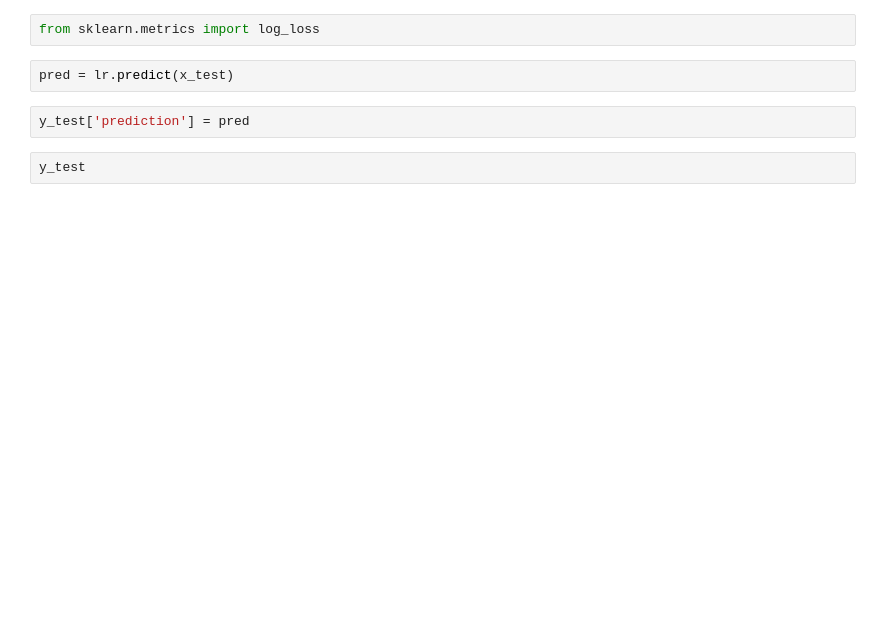
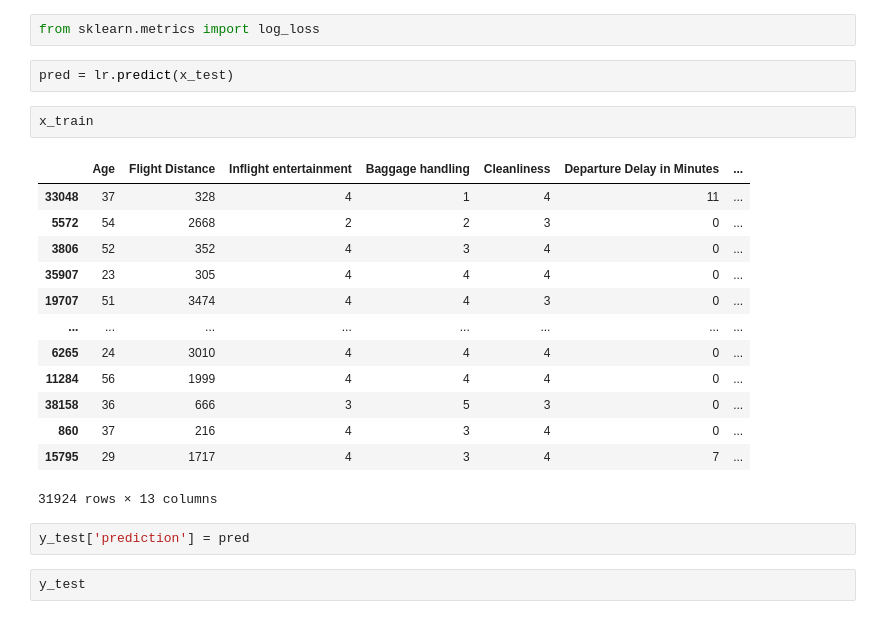
Before and after one commit to Govind-kumawat2002/Python_Library, a Jupyter notebook: Machine_learning/classification.ipynb, the cells around one changed output. Drawn from its saved outputs; the diff is of its cells as text; blank space fills up the shorter version.

```diff
--- a/Machine_learning/classification.ipynb
+++ b/Machine_learning/classification.ipynb
@@ -266,6 +270,22 @@ lr.score(x_test,y_test)
 from sklearn.metrics import log_loss
 # %%
 pred = lr.predict(x_test)
+# %%
+x_train
+# %% [output]
+|  | Age | Flight Distance | Inflight entertainment | Baggage handling | Cleanliness | Departure Delay in Minutes | ... |
+| 33048 | 37 | 328 | 4 | 1 | 4 | 11 | ... |
+| 5572 | 54 | 2668 | 2 | 2 | 3 | 0 | ... |
+| 3806 | 52 | 352 | 4 | 3 | 4 | 0 | ... |
+| 35907 | 23 | 305 | 4 | 4 | 4 | 0 | ... |
+| 19707 | 51 | 3474 | 4 | 4 | 3 | 0 | ... |
+| ... | ... | ... | ... | ... | ... | ... | ... |
+| 6265 | 24 | 3010 | 4 | 4 | 4 | 0 | ... |
+| 11284 | 56 | 1999 | 4 | 4 | 4 | 0 | ... |
+| 38158 | 36 | 666 | 3 | 5 | 3 | 0 | ... |
+| 860 | 37 | 216 | 4 | 3 | 4 | 0 | ... |
+| 15795 | 29 | 1717 | 4 | 3 | 4 | 7 | ... |
+31924 rows × 13 columns
 # %%
 y_test['prediction'] = pred
 # %%
```
Also changed, not shown: parts of 27 cells of this notebook, 2 other files.
